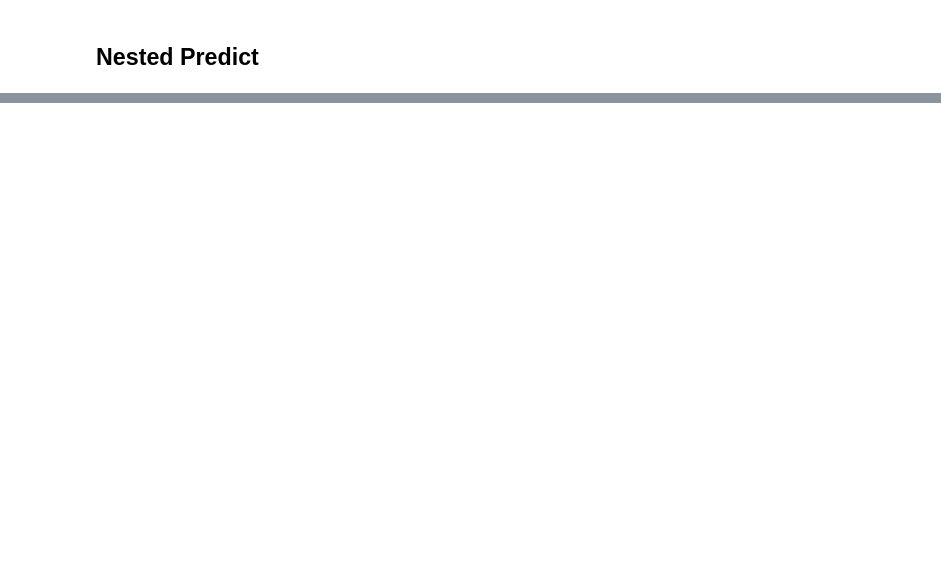
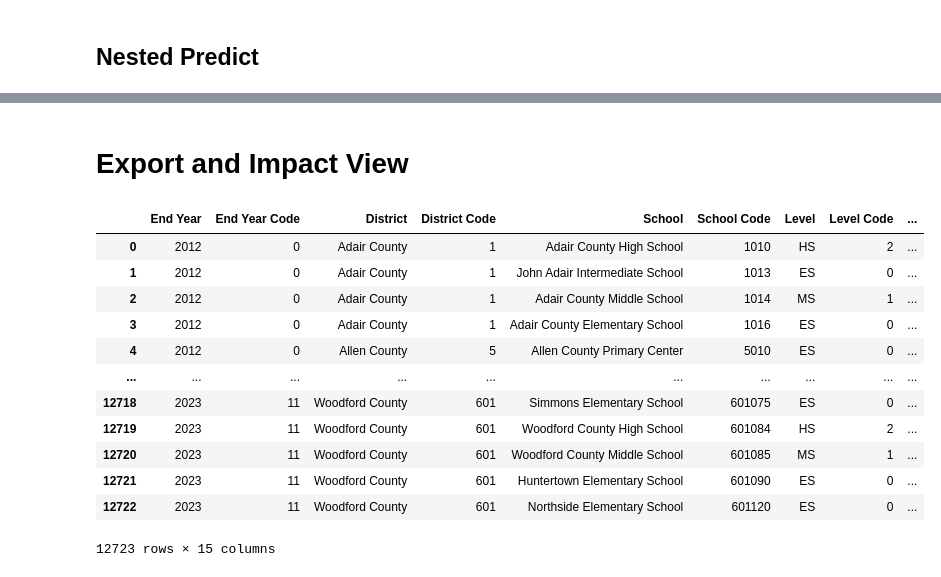
Before and after one commit to rosehelfrich/kyPublicSchools, a Jupyter notebook: Predict_Classification,_and_Highly_Impacted_Schools.ipynb, the cells around one changed output, grey strips where cells are left out. Saved outputs shown, nothing was run; the diff lists cells and outputs as text; code cells hidden in the pictures; blank space fills up the shorter version.

```diff
--- a/Predict_Classification,_and_Highly_Impacted_Schools.ipynb
+++ b/Predict_Classification,_and_Highly_Impacted_Schools.ipynb
@@ -307,19 +278,9 @@ Nested Test loss: 0.17. Nested Test accuracy: 93.28%
 # %% [markdown]
 ## Nested Predict
 # %%
-nested_inputs = predict_df.loc[:,['End Year Code', #'District Code',
-                              'Level Code',
+nested_inputs = predict_df.loc[:,['End Year Code', 'Level Code',
                               'Reported Spending per student', 'Money Difference per school',
-                              'Proficiency Rate', 'Classification Code', ]]
+                              'Proficiency Score', 'Classification Code', ]]
 
 # Apply the scaler
 nested_inputs = nested_model_scaler.transform(nested_inputs.values)
-
-# Predict Ky Rating
-predict_rate_multi = nested_model.predict(nested_inputs)
-
-# Convert to one column
-predict_rating = predict_rate_multi.argmax(axis=1)
-
-# Save predictions to predict_df
-predict_df['Rating Code'] = predict_rating
@@ -346,0 +296,18 @@ predict_df[cat_columns] = predict_df[cat_columns].astype('category')
+# %% [markdown]
+# Export and Impact View
+# %%
+predict_df
+# %% [output]
+|  | End Year | End Year Code | District | District Code | School | School Code | Level | Level Code | ... |
+| 0 | 2012 | 0 | Adair County | 1 | Adair County High School | 1010 | HS | 2 | ... |
+| 1 | 2012 | 0 | Adair County | 1 | John Adair Intermediate School | 1013 | ES | 0 | ... |
+| 2 | 2012 | 0 | Adair County | 1 | Adair County Middle School | 1014 | MS | 1 | ... |
+| 3 | 2012 | 0 | Adair County | 1 | Adair County Elementary School | 1016 | ES | 0 | ... |
+| 4 | 2012 | 0 | Allen County | 5 | Allen County Primary Center | 5010 | ES | 0 | ... |
+| ... | ... | ... | ... | ... | ... | ... | ... | ... | ... |
+| 12718 | 2023 | 11 | Woodford County | 601 | Simmons Elementary School | 601075 | ES | 0 | ... |
+| 12719 | 2023 | 11 | Woodford County | 601 | Woodford County High School | 601084 | HS | 2 | ... |
+| 12720 | 2023 | 11 | Woodford County | 601 | Woodford County Middle School | 601085 | MS | 1 | ... |
+| 12721 | 2023 | 11 | Woodford County | 601 | Huntertown Elementary School | 601090 | ES | 0 | ... |
+| 12722 | 2023 | 11 | Woodford County | 601 | Northside Elementary School | 601120 | ES | 0 | ... |
+12723 rows × 15 columns
```
Also changed, not shown: parts of 32 cells of this notebook.
